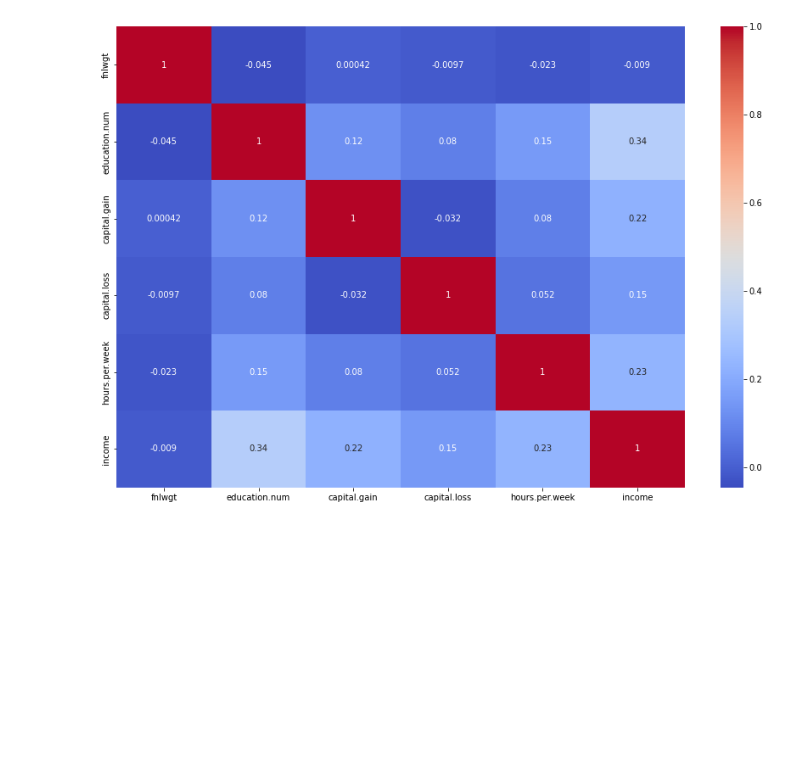
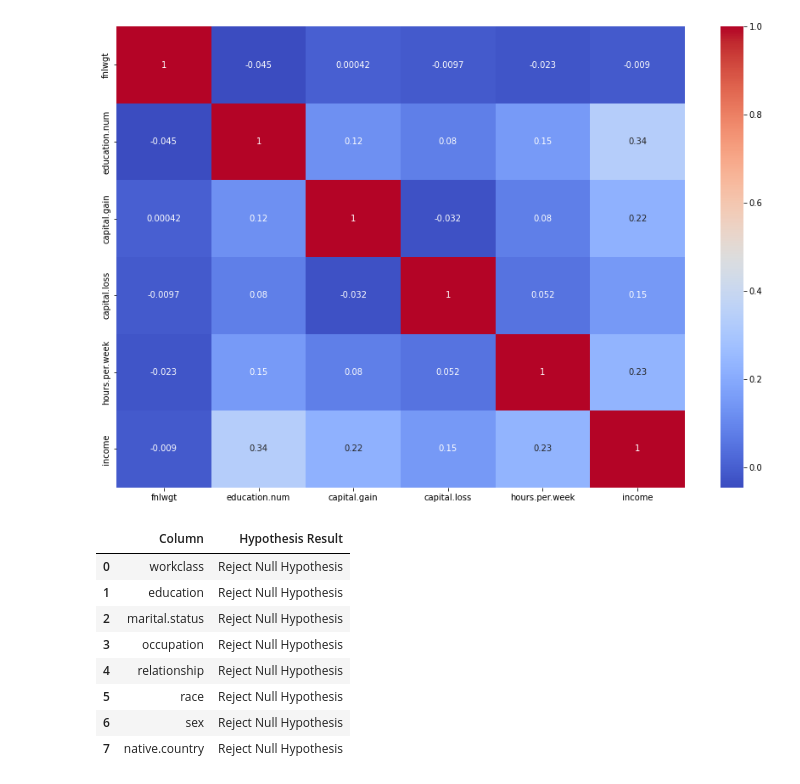
Before and after one commit to ram130849/annual_income_classification_using_Xg_boost_LightBGM, a Jupyter notebook: Adult_Income_Classification_Using_XGBoost.ipynb, the cells around one changed output. Saved outputs shown, nothing was run; the diff lists cells and outputs as text; code cells hidden in the pictures; blank space fills up the shorter version.

```diff
--- a/Adult_Income_Classification_Using_XGBoost.ipynb
+++ b/Adult_Income_Classification_Using_XGBoost.ipynb
@@ -337,0 +337,26 @@ plt.show()
+# %%
+# Check Multicollinearity for Categorical features.
+#  The sum of the expected numbers for each sample must equal the sum of the observed numbers for each sample,
+# which is a useful check. We now subtract each expected number from its corresponding observed number.
+chi2_test = []
+for feature in df[cat_col]:
+    if chi2_contingency(pd.crosstab(df['income'], df[feature]))[1] < 0.05:
+        chi2_test.append('Reject Null Hypothesis')
+    else:
+        chi2_test.append('Fail to Reject Null Hypothesis')
+result = pd.DataFrame(data=[cat_col, chi2_test]).T
+result.columns = ['Column', 'Hypothesis Result']
+# %%
+# Reject Null Hypothesis helps us to decide that the two categorical features
+# are not the same and needs to be maintained.
+result
+# %% [output]
+|  | Column | Hypothesis Result |
+| 0 | workclass | Reject Null Hypothesis |
+| 1 | education | Reject Null Hypothesis |
+| 2 | marital.status | Reject Null Hypothesis |
+| 3 | occupation | Reject Null Hypothesis |
+| 4 | relationship | Reject Null Hypothesis |
+| 5 | race | Reject Null Hypothesis |
+| 6 | sex | Reject Null Hypothesis |
+| 7 | native.country | Reject Null Hypothesis |
```
Also changed, not shown: parts of 4 cells of this notebook.
